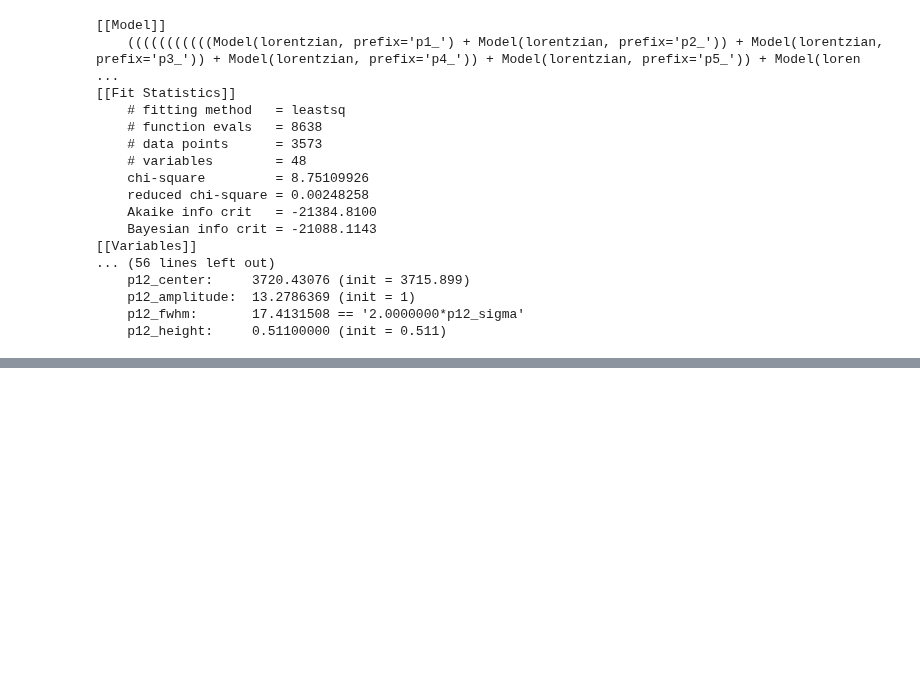
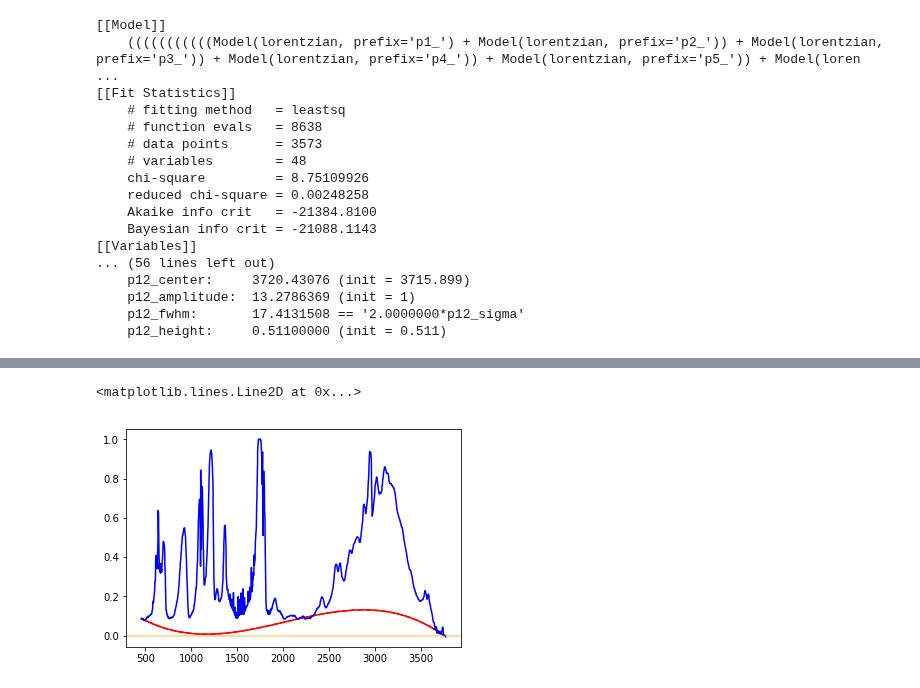
Before and after one commit to raman-noodles/Raman-noodles, a Jupyter notebook: peak_fit_functions.ipynb, the cells around one changed output, grey strips where cells are left out. Saved outputs shown, nothing was run; the diff lists cells and outputs as text; code cells hidden in the pictures; blank space fills up the shorter version.

```diff
--- a/peak_fit_functions.ipynb
+++ b/peak_fit_functions.ipynb
@@ -121,0 +141,8 @@ out.values['p1_fwhm']
+# %%
+plt.plot(x, yb, 'r--')
+plt.plot(x, yb_plus, 'r')
+plt.plot(x, y, 'b')
+plt.axhline(y=0, color='orange', alpha=0.5)
+# %% [output]
+<matplotlib.lines.Line2D at 0x...>
+[figure, added]
```
Also changed, not shown: parts of 19 cells of this notebook.
